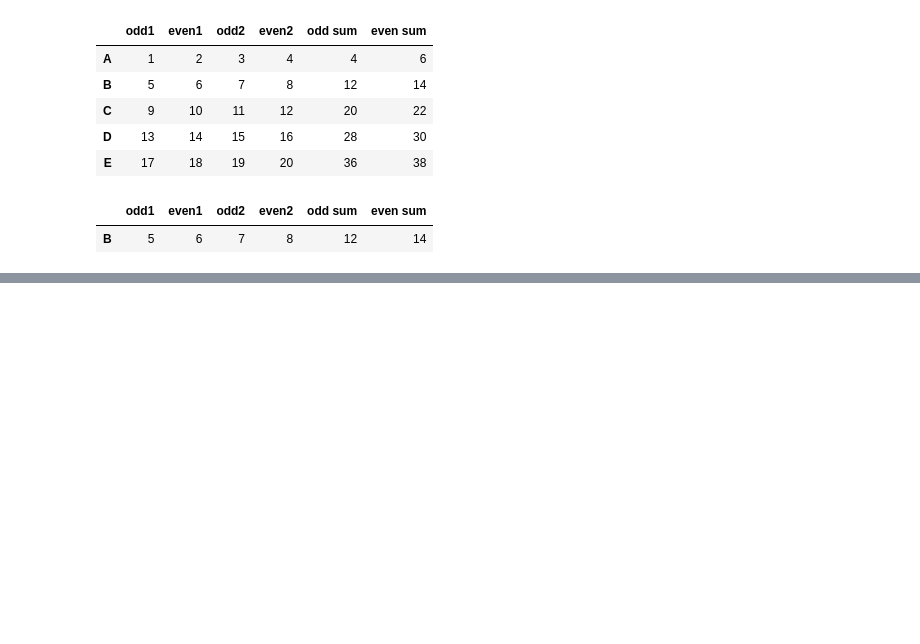
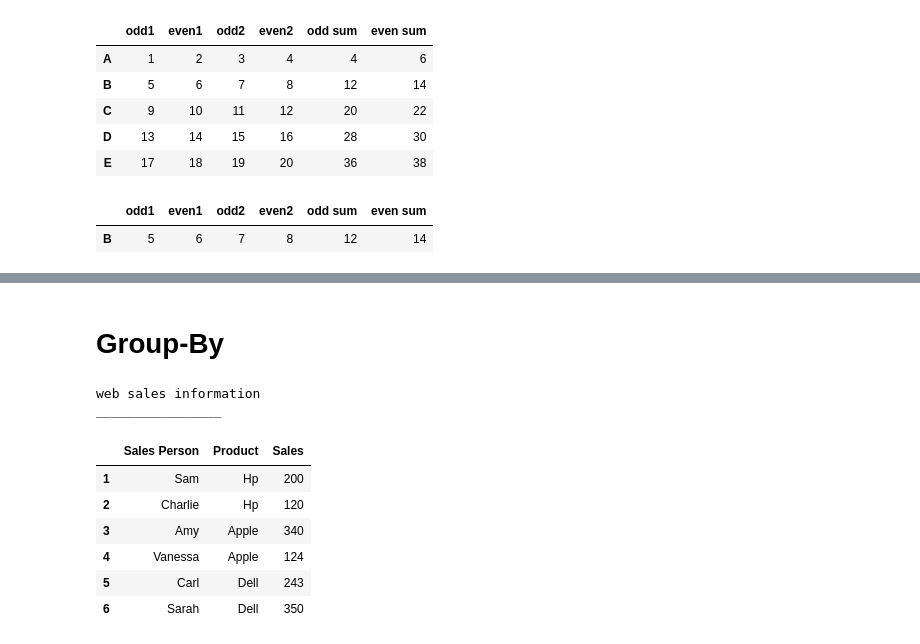
Before and after one commit to wellbg/Bibliotecas_python, a Jupyter notebook: Pandas.ipynb, the cells around one changed output, grey strips where cells are left out. Drawn from its saved outputs; the diff is of its cells as text; code cells hidden in the pictures; blank space fills up the shorter version.

```diff
--- a/Pandas.ipynb
+++ b/Pandas.ipynb
@@ -427,0 +530,23 @@ Arr_df[(Arr_df['odd1']>1) & (Arr_df['even sum']<22)]
+# %% [markdown]
+# **Group-By**
+# %%
+# Company web sales information
+# Dictionary containing needed data
+data = {'Sales Person':'Sam Charlie Amy Vanessa Carl Sarah'.split(),
+'Product':'Hp Hp Apple Apple Dell Dell'.split(),
+'Sales':[200,120,340,124,243,350]}
+print('web sales information\n________________')
+serial = list(range(1,7))
+# row names from 1-6
+df3 = pd.DataFrame(data,serial)
+df3
+# %% [output]
+web sales information
+________________
+|  | Sales Person | Product | Sales |
+| 1 | Sam | Hp | 200 |
+| 2 | Charlie | Hp | 120 |
+| 3 | Amy | Apple | 340 |
+| 4 | Vanessa | Apple | 124 |
+| 5 | Carl | Dell | 243 |
+| 6 | Sarah | Dell | 350 |
```
Also changed, not shown: parts of 8 cells of this notebook.
